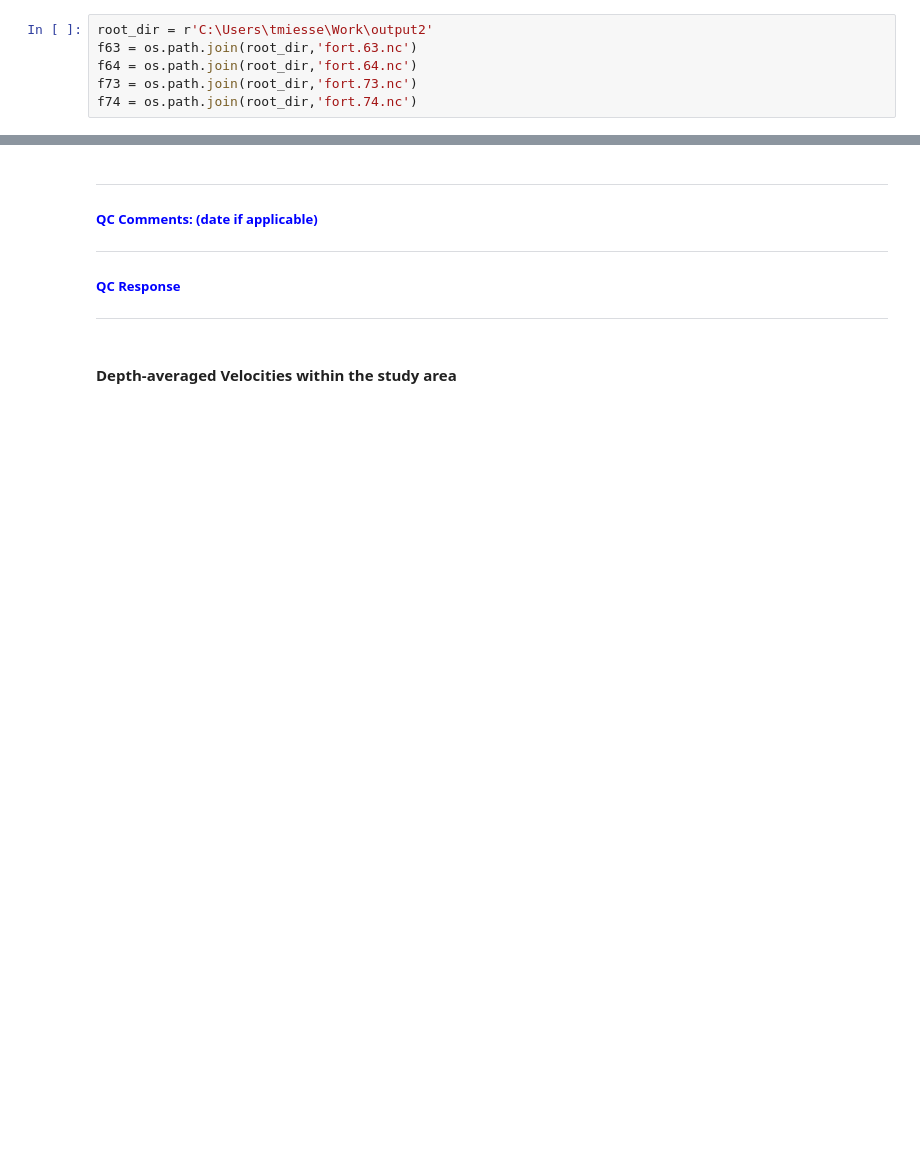
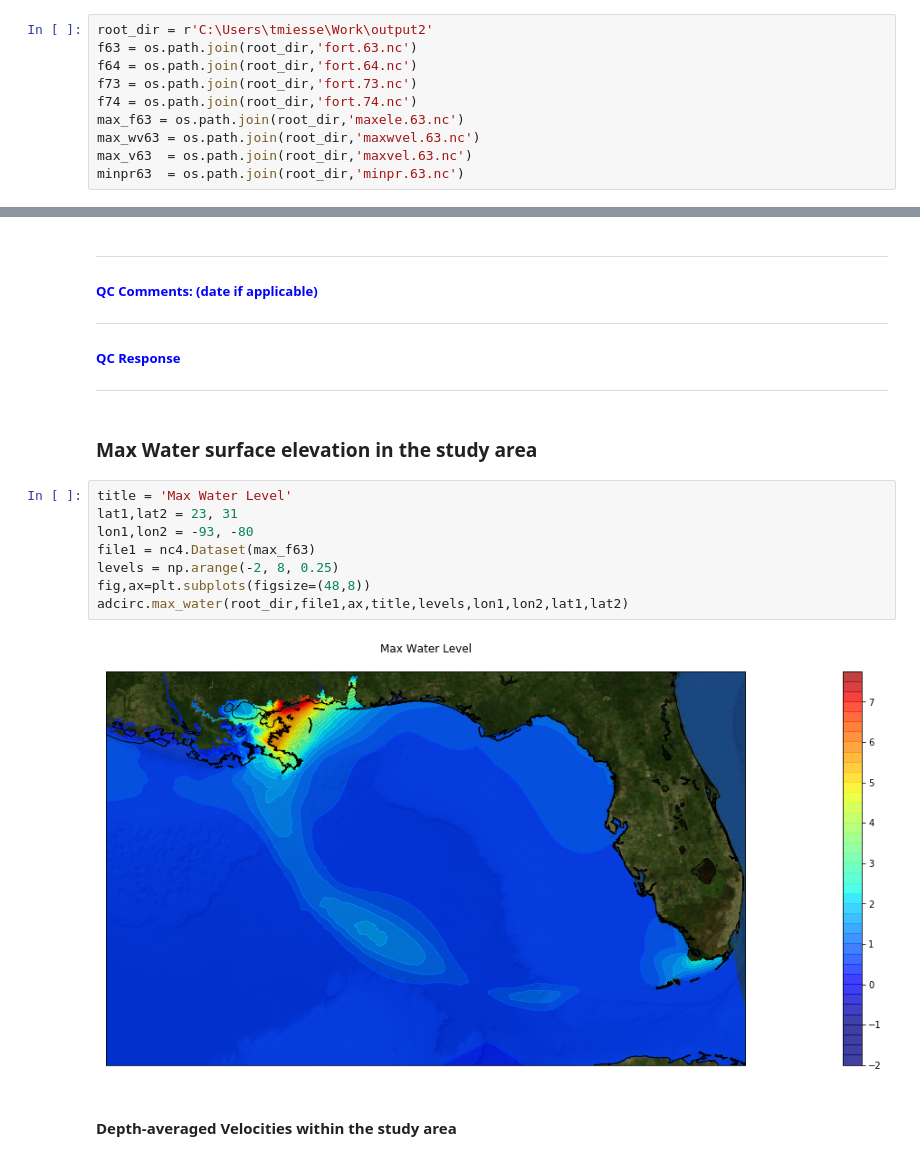
Before and after one commit to slawler/adcirc_prod, a Jupyter notebook: notebooks/Model_output.ipynb, the cells around one changed output, grey strips where cells are left out. Saved outputs shown, nothing was run; the diff lists cells and outputs as text; blank space fills up the shorter version.

```diff
--- a/notebooks/Model_output.ipynb
+++ b/notebooks/Model_output.ipynb
@@ -38,6 +40,10 @@ f63 = os.path.join(root_dir,'fort.63.nc')
 f64 = os.path.join(root_dir,'fort.64.nc')
 f73 = os.path.join(root_dir,'fort.73.nc')
 f74 = os.path.join(root_dir,'fort.74.nc')
+max_f63 = os.path.join(root_dir,'maxele.63.nc')
+max_wv63 = os.path.join(root_dir,'maxwvel.63.nc')
+max_v63  = os.path.join(root_dir,'maxvel.63.nc')
+minpr63  = os.path.join(root_dir,'minpr.63.nc')
 # %% [markdown]
 ## Plot Attributed nodes for all parameters
 *Customize Bounding boxes for each parameter as needed*
@@ -81,6 +87,18 @@ HTML('<img width="1000" height="700" src="WaterLevel.gif" frameborder="0" allowf
 
 ##### <font color='blue'>QC Response</font>
 ---
+# %% [markdown]
+### Max Water surface elevation in the study area
+# %%
+title = 'Max Water Level'
+lat1,lat2 = 23, 31
+lon1,lon2 = -93, -80
+file1 = nc4.Dataset(max_f63)
+levels = np.arange(-2, 8, 0.25)
+fig,ax=plt.subplots(figsize=(48,8))
+adcirc.max_water(root_dir,file1,ax,title,levels,lon1,lon2,lat1,lat2)
+# %% [output]
+[figure, added]
 # %% [markdown]
 #### Depth-averaged Velocities within the study area
 # %%
```
Also changed, not shown: parts of 11 cells of this notebook, 3 other files.
